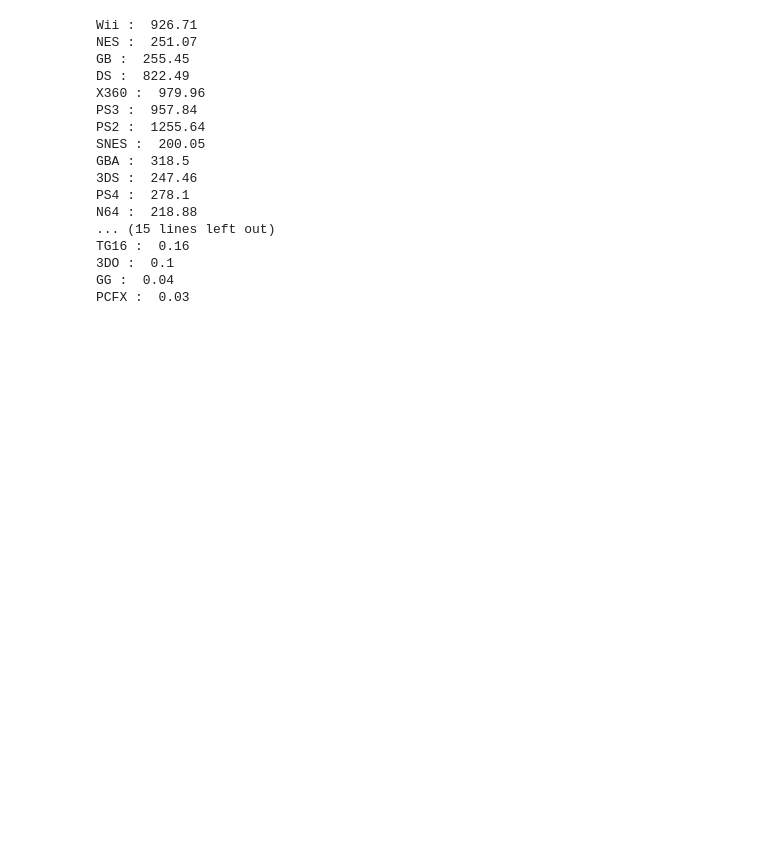
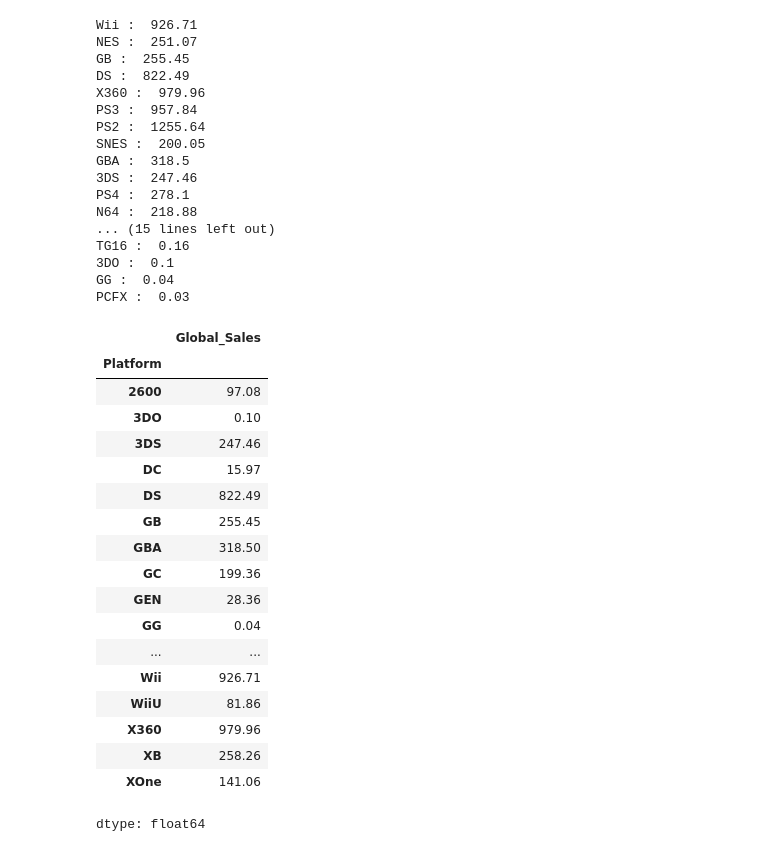
Before and after one commit to Yiting916/data_analysis, a Jupyter notebook: 03-02.Pandas_課堂練習.ipynb, the cells around one changed output. Saved outputs shown, nothing was run; the diff lists cells and outputs as text; code cells hidden in the pictures; blank space fills up the shorter version.

```diff
--- a/03-02.Pandas_課堂練習.ipynb
+++ b/03-02.Pandas_課堂練習.ipynb
@@ -247,0 +246,23 @@ PCFX :  0.03
+# %%
+# 使用GroupBy來完成上述的工作
+data.groupby("Platform")["Global_Sales"].sum()
+# %% [output]
+|  | Global_Sales |
+| Platform |  |
+| 2600 | 97.08 |
+| 3DO | 0.10 |
+| 3DS | 247.46 |
+| DC | 15.97 |
+| DS | 822.49 |
+| GB | 255.45 |
+| GBA | 318.50 |
+| GC | 199.36 |
+| GEN | 28.36 |
+| GG | 0.04 |
+| ... | ... |
+| Wii | 926.71 |
+| WiiU | 81.86 |
+| X360 | 979.96 |
+| XB | 258.26 |
+| XOne | 141.06 |
+dtype: float64
```
Also changed, not shown: parts of 2 cells of this notebook.
